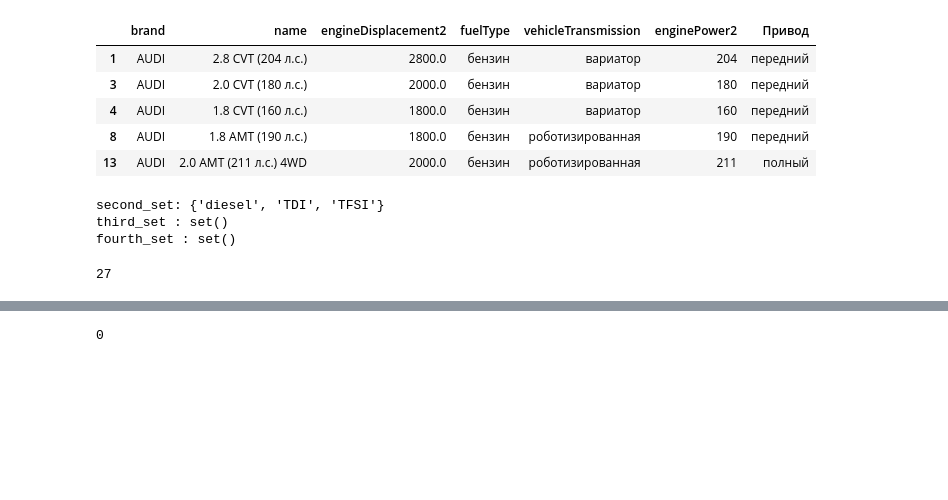
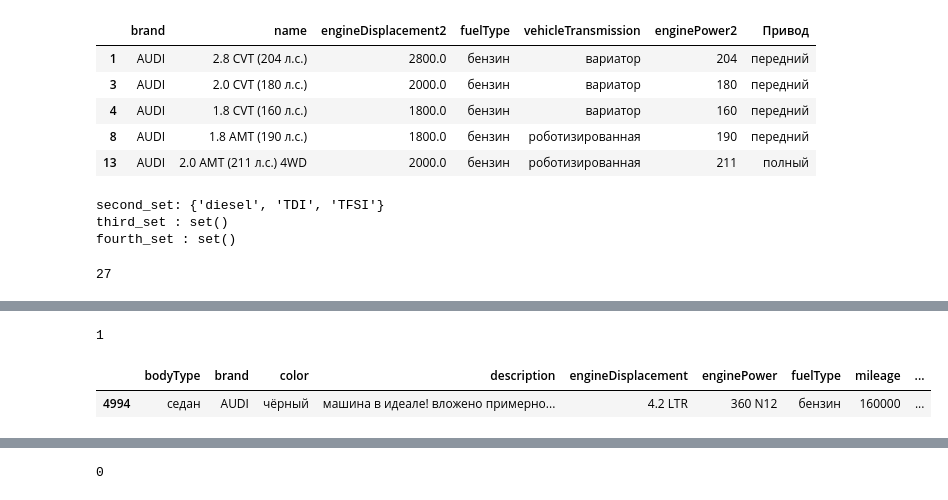
Before and after one commit to alex-sokolov2011/pet-projects, a Jupyter notebook: module_8/kaggle_rds8_Car_Price_prediction_Part2_Sokolov_EDA.ipynb, the cells around one changed output, grey strips where cells are left out. Saved outputs shown, nothing was run; the diff lists cells and outputs as text; code cells hidden in the pictures; blank space fills up the shorter version.

```diff
--- a/module_8/kaggle_rds8_Car_Price_prediction_Part2_Sokolov_EDA.ipynb
+++ b/module_8/kaggle_rds8_Car_Price_prediction_Part2_Sokolov_EDA.ipynb
@@ -1217,0 +1348,5 @@ old_len_train, EDA_done_cols = utils.result_EDA_feature('engineDisplacement', df
+# %%
+# на этапе предварительного анализа были пропуски , проверим
+len(df[df['Владельцы'].isna()])
+# %% [output]
+1
@@ -1217,0 +1357,6 @@ old_len_train, EDA_done_cols = utils.result_EDA_feature('engineDisplacement', df
+# %%
+# посмотрим на пропуск
+df[df['Владельцы'].isna()]
+# %% [output]
+|  | bodyType | brand | color | description | engineDisplacement | enginePower | fuelType | mileage | ... |
+| 4994 | седан | AUDI | чёрный | машина в идеале! вложено примерно... | 4.2 LTR | 360 N12 | бензин | 160000 | ... |
```
Also changed, not shown: parts of 84 cells of this notebook.
